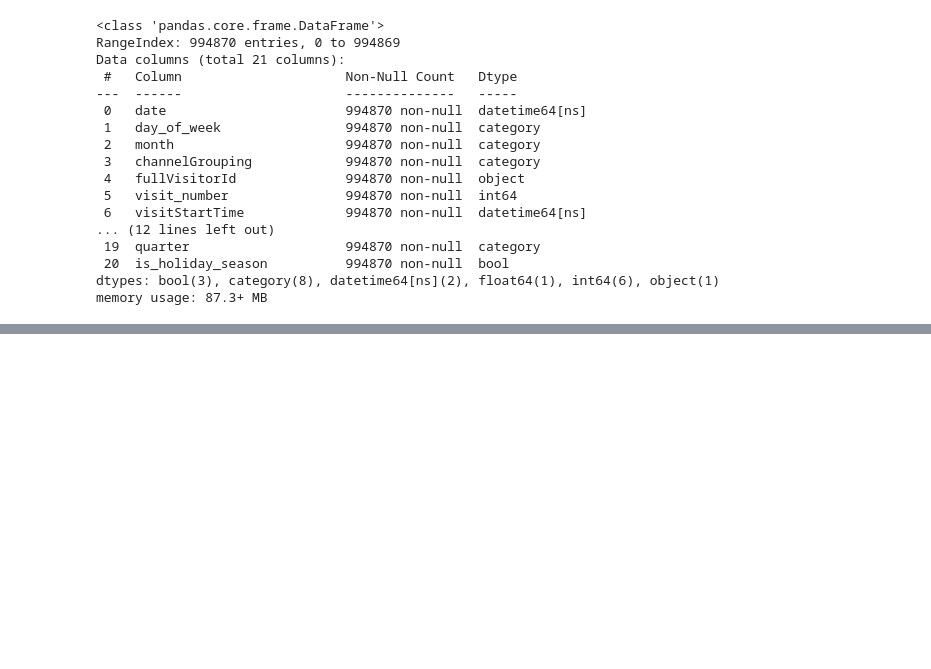
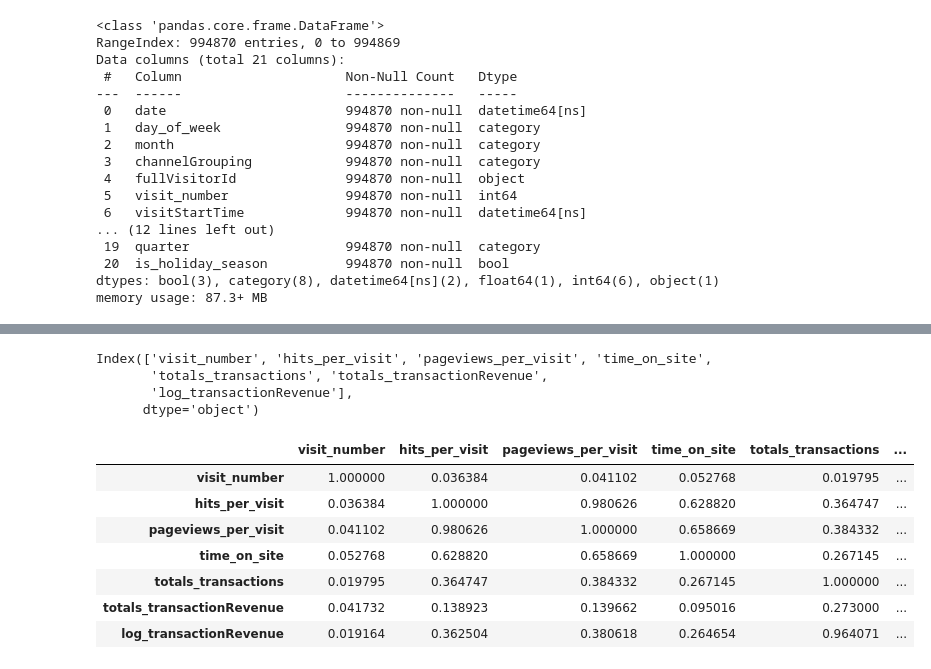
Before and after one commit to PaolaGaray/GA-CustomerRevenuePrediction, a Jupyter notebook: notebooks/feature_engineering.ipynb, the cells around one changed output, grey strips where cells are left out. Cells and saved outputs as stored; diff of their text form; code cells hidden in the pictures; blank space fills up the shorter version.

```diff
--- a/notebooks/feature_engineering.ipynb
+++ b/notebooks/feature_engineering.ipynb
@@ -210,0 +200,21 @@ plt.show()
+# %%
+numeric_df = df.select_dtypes(include=['int64', 'float64'])
+numeric_df.columns
+# %% [output]
+Index(['visit_number', 'hits_per_visit', 'pageviews_per_visit', 'time_on_site',
+       'totals_transactions', 'totals_transactionRevenue',
+       'log_transactionRevenue'],
+      dtype='object')
+# %%
+# Default is Pearson
+correlation_matrix = numeric_df.corr()
+correlation_matrix
+# %% [output]
+|  | visit_number | hits_per_visit | pageviews_per_visit | time_on_site | totals_transactions | ... |
+| visit_number | 1.000000 | 0.036384 | 0.041102 | 0.052768 | 0.019795 | ... |
+| hits_per_visit | 0.036384 | 1.000000 | 0.980626 | 0.628820 | 0.364747 | ... |
+| pageviews_per_visit | 0.041102 | 0.980626 | 1.000000 | 0.658669 | 0.384332 | ... |
+| time_on_site | 0.052768 | 0.628820 | 0.658669 | 1.000000 | 0.267145 | ... |
+| totals_transactions | 0.019795 | 0.364747 | 0.384332 | 0.267145 | 1.000000 | ... |
+| totals_transactionRevenue | 0.041732 | 0.138923 | 0.139662 | 0.095016 | 0.273000 | ... |
+| log_transactionRevenue | 0.019164 | 0.362504 | 0.380618 | 0.264654 | 0.964071 | ... |
```
Also changed, not shown: parts of 7 cells of this notebook.
